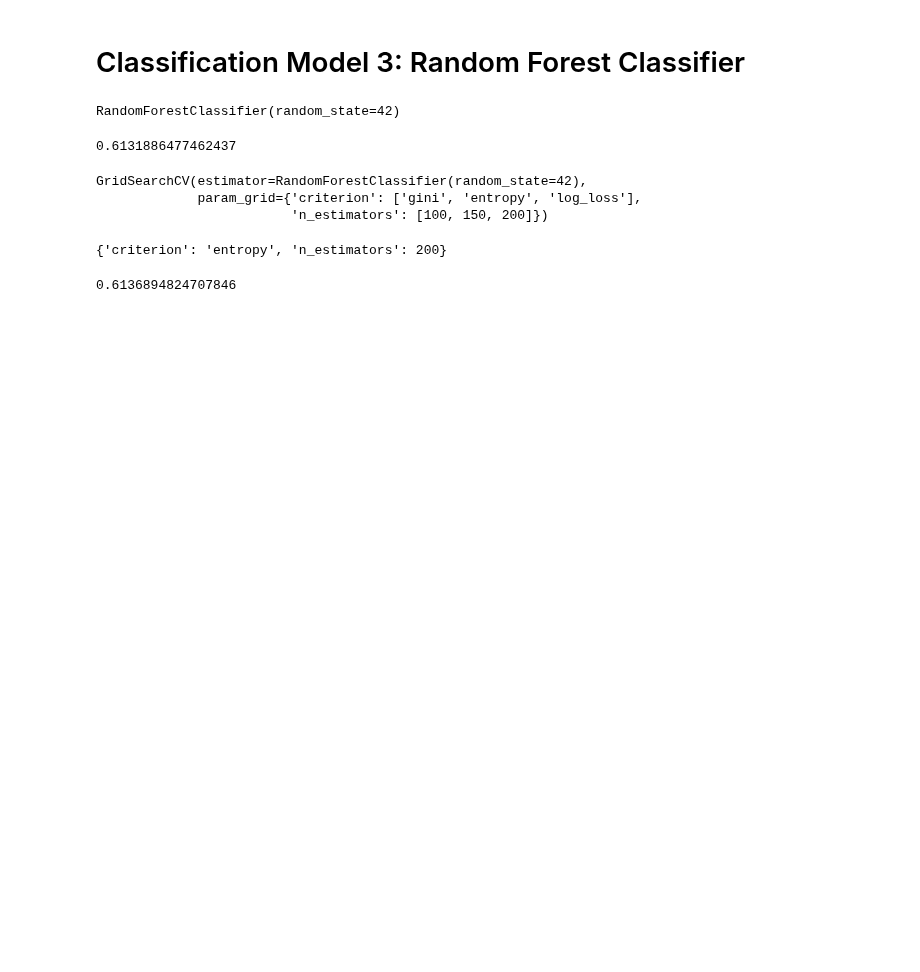
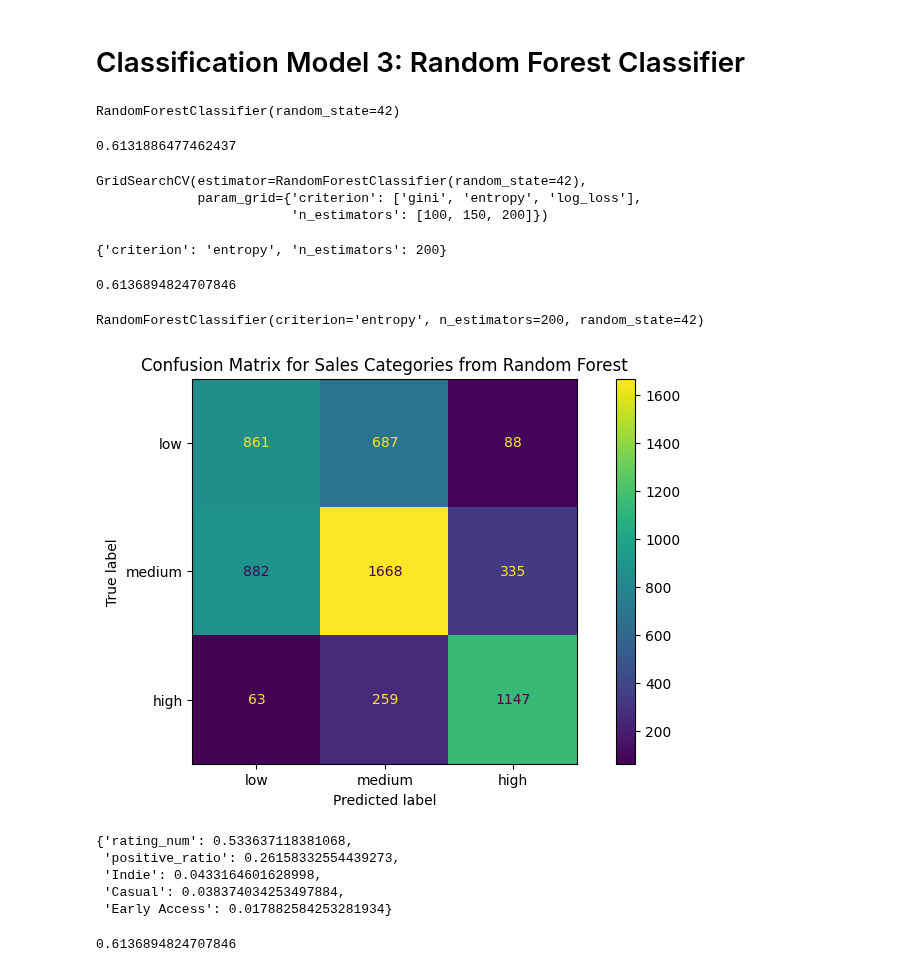
Before and after one commit to SangyunT/steam_game_sales, a Jupyter notebook: index.ipynb, the cells around one changed output. Drawn from its saved outputs; the diff is of its cells as text; code cells hidden in the pictures; blank space fills up the shorter version.

Commit message:
random forest classifier grid search

```diff
--- a/index.ipynb
+++ b/index.ipynb
@@ -645,3 +654,30 @@ rfc_gs.best_params_
 rfc_gs.best_estimator_.score(X_test, y_test)
 # %% [output]
 0.6136894824707846
+# %%
+rfc_final = RandomForestClassifier(criterion='entropy', n_estimators=200, random_state=42)
+rfc_final.fit(X_train_smote, y_train_smote)
+# %% [output]
+RandomForestClassifier(criterion='entropy', n_estimators=200, random_state=42)
+# %%
+plot_confusion_matrix(estimator=rfc_final,
+                        est_name = 'Random Forest',
+                        test=y_test,
+                        labels=cm_labels)
+# %% [output]
+[figure, added]
+# %%
+get_feature_importance(rfc_final)
+# %% [output]
+{'rating_num': 0.533637118381068,
+ 'positive_ratio': 0.26158332554439273,
+ 'Indie': 0.0433164601628998,
+ 'Casual': 0.038374034253497884,
+ 'Early Access': 0.017882584253281934}
+# %%
+rfc_final_pred = rfc_final.predict(X_test)
+
+rfc_accuracy = accuracy_score(y_test, rfc_final_pred)
+rfc_accuracy
+# %% [output]
+0.6136894824707846
```
Also changed, not shown: parts of 3 cells of this notebook.
